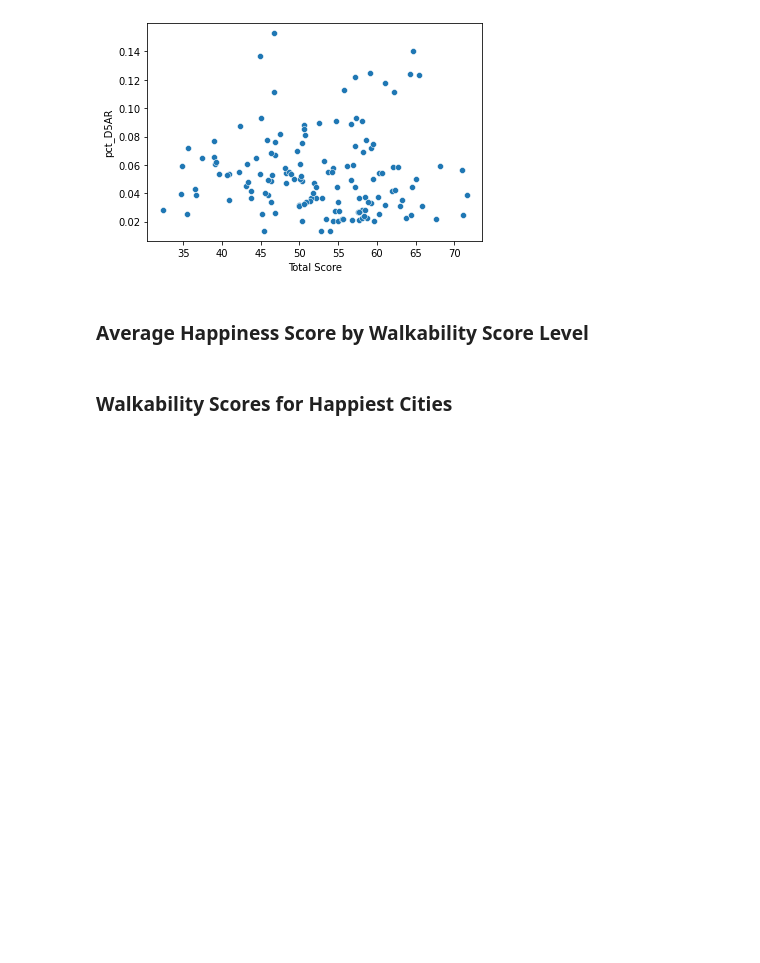
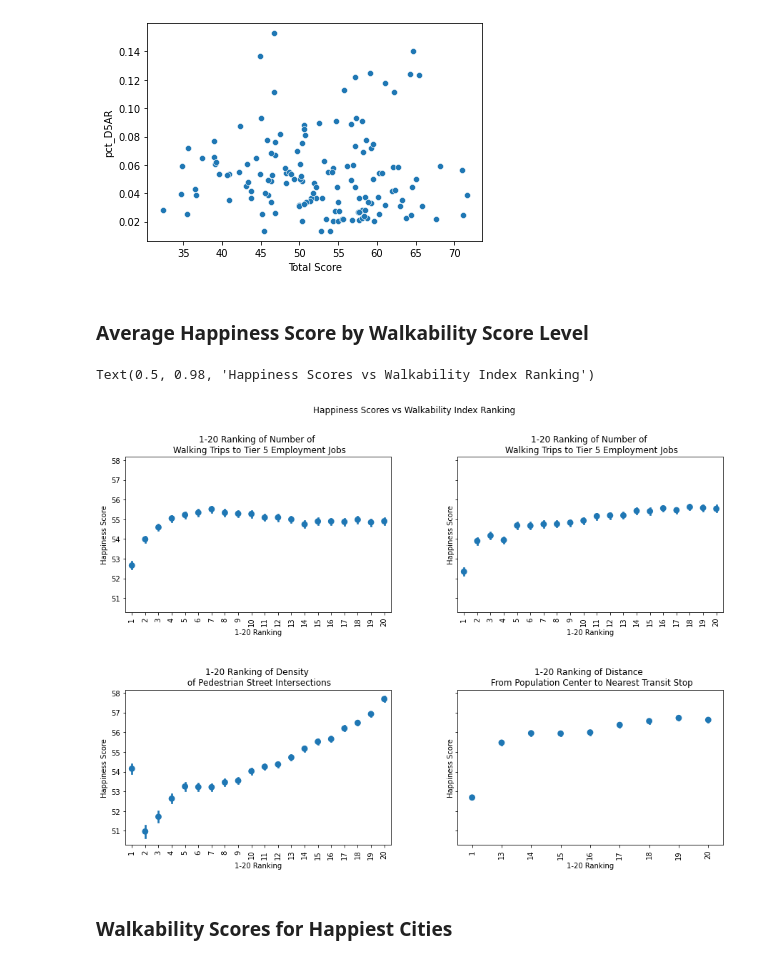
Before and after one commit to haleyej/330_final_project, a Jupyter notebook: process_data.ipynb, the cells around one changed output. Saved outputs shown, nothing was run; the diff lists cells and outputs as text; code cells hidden in the pictures; blank space fills up the shorter version.

```diff
--- a/process_data.ipynb
+++ b/process_data.ipynb
@@ -114,23 +114,26 @@ sns.scatterplot(y = 'pct_D5AR', x = 'Total Score', data = df)
 # %%
 fig, axes = plt.subplots(2, 2, sharey= True)
 fig.set_size_inches(15, 10)
-fig.subplots_adjust(hspace=.5, wspace = 0.5)
+fig.subplots_adjust(hspace=0.5, wspace = 0.25)
 
 targets = ['D2A_Ranked', 'D2B_Ranked', 'D3B_Ranked', 'D4A_Ranked']
 
 for i, ax in enumerate(axes.flatten()):
     g = sns.pointplot(x = targets[i], y = 'Total Score', data = matches, join = False, ax = ax)
     g.set_xticklabels(g.get_xticklabels(), rotation = 90)
     g.set_xlabel(xlabel = '1-20 Ranking')
     g.set_ylabel('Happiness Score')
 
 # set titles
 axes[0][0].set_title('1-20 Ranking of Number of \n Walking Trips to Tier 5 Employment Jobs')
 axes[0][1].set_title('1-20 Ranking of Number of \n Walking Trips to Tier 5 Employment Jobs')
 axes[1][0].set_title('1-20 Ranking of Density \n of Pedestrian Street Intersections')
 axes[1][1].set_title('1-20 Ranking of Distance \n From Population Center to Nearest Transit Stop')
 
 fig.suptitle("Happiness Scores vs Walkability Index Ranking")
+# %% [output]
+Text(0.5, 0.98, 'Happiness Scores vs Walkability Index Ranking')
+[figure, added]
 # %%
 # g = sns.pointplot(x = 'D2A_Ranked', y = 'Total Score', data = matches, join = False)
 # g.set_xticklabels(g.get_xticklabels(),rotation = 90)
```
